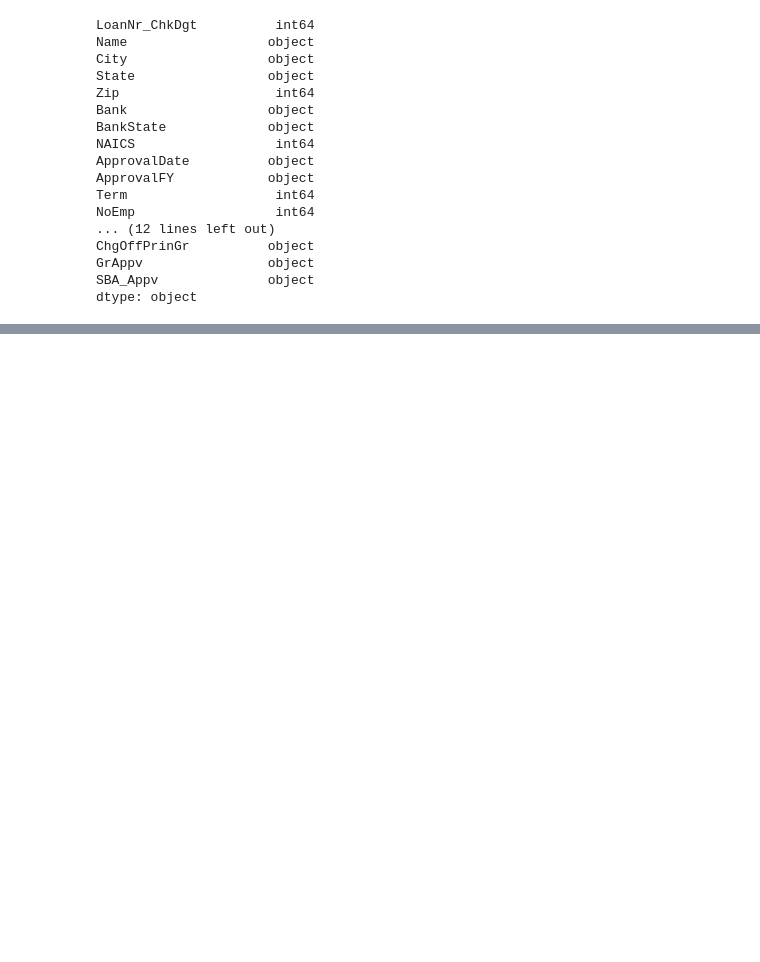
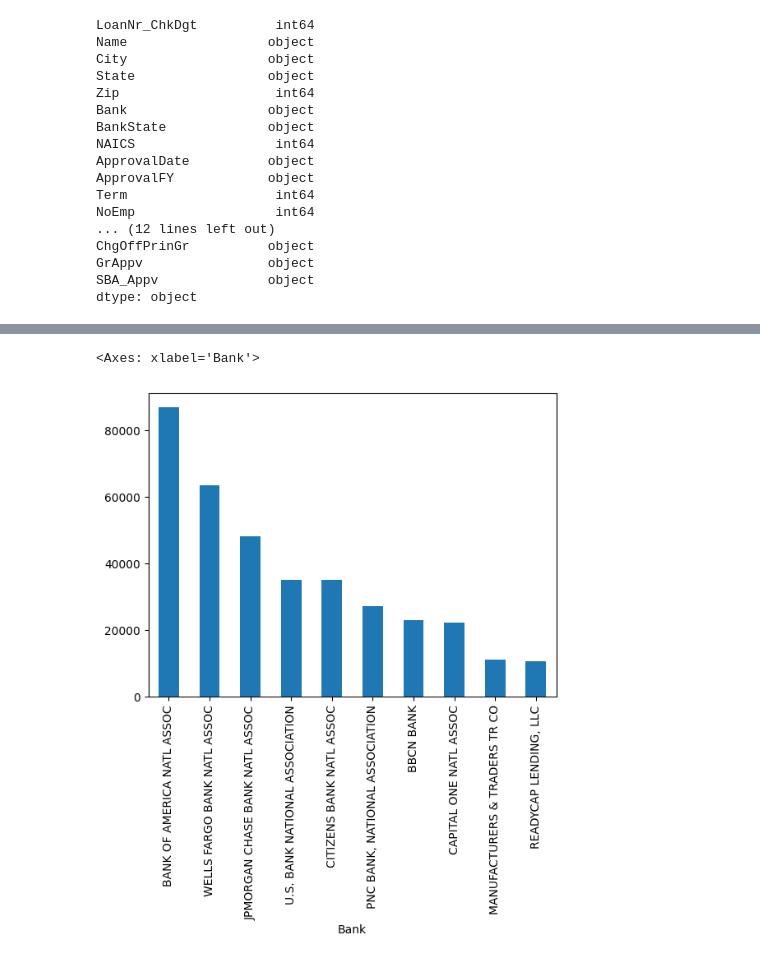
Before and after one commit to RaoufAddeche/Simplon_SBA-modelisation, a Jupyter notebook: clean_data.ipynb, the cells around one changed output, grey strips where cells are left out. Cells and saved outputs as stored; diff of their text form; code cells hidden in the pictures; blank space fills up the shorter version.

```diff
--- a/clean_data.ipynb
+++ b/clean_data.ipynb
@@ -103,0 +187,5 @@ dtype: int64
+# %%
+df_cleaned['Bank'].value_counts().nlargest(10).plot(kind='bar')
+# %% [output]
+<Axes: xlabel='Bank'>
+[figure, added]
```
Also changed, not shown: parts of 15 cells of this notebook.
